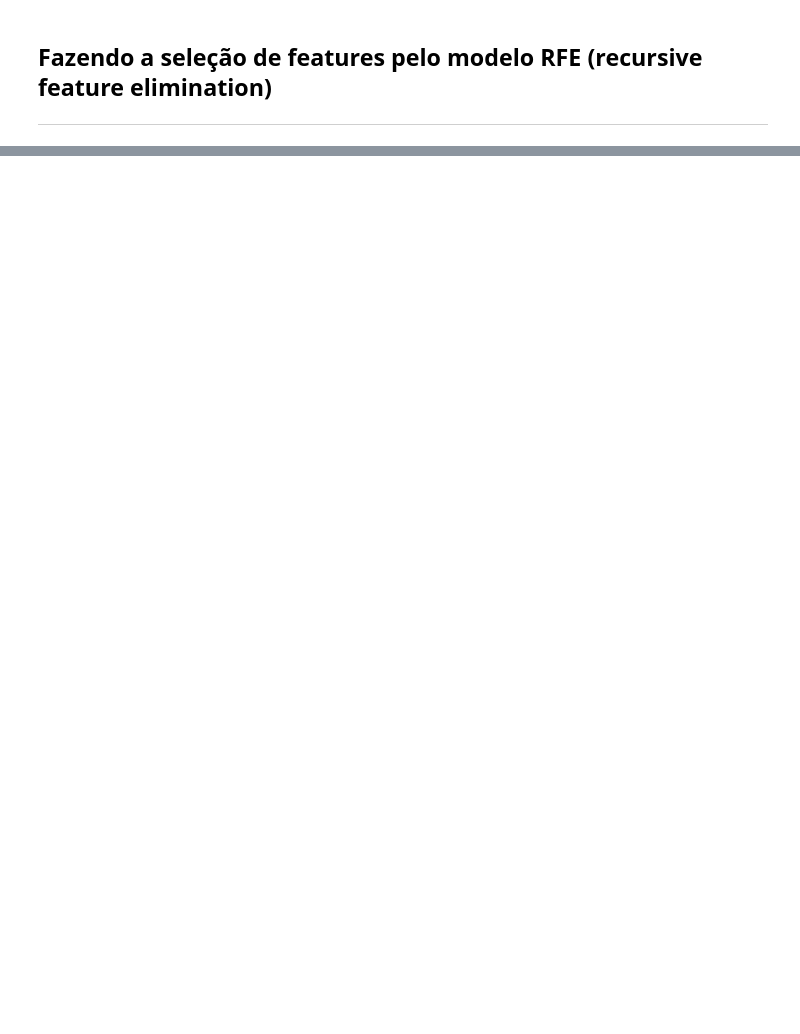
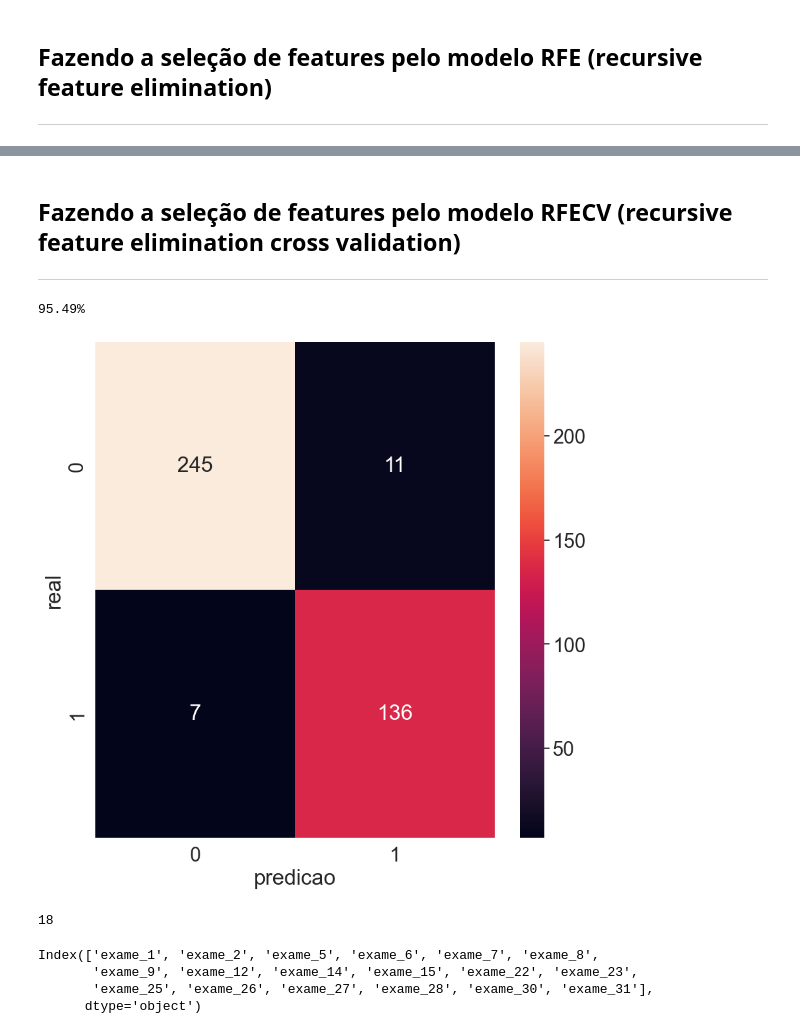
Before and after one commit to Lyarkh/Formacao_Machine_Learning, a Jupyter notebook: machine_learning/3 - lidando_com_dados_de_muitas_dimensoes/tratando_dados_de_muitas_dimensoes.ipynb, the cells around one changed output, grey strips where cells are left out. Saved outputs shown, nothing was run; the diff lists cells and outputs as text; code cells hidden in the pictures; blank space fills up the shorter version.

Commit message:
feat: Fazendo a seleção de features pelo modelo RFECV (recursive feature elimination cross validation)

```diff
--- a/machine_learning/3 - lidando_com_dados_de_muitas_dimensoes/tratando_dados_de_muitas_dimensoes.ipynb
+++ b/machine_learning/3 - lidando_com_dados_de_muitas_dimensoes/tratando_dados_de_muitas_dimensoes.ipynb
@@ -301,0 +302,41 @@ print("{:.2%}".format(classificador.score(teste_rfe, teste_y)))
+# %% [markdown]
+## Fazendo a seleção de features pelo modelo RFECV (recursive feature elimination cross validation)
+---
+# %%
+from sklearn.feature_selection import RFECV
+
+treino_x, teste_x, treino_y, teste_y = train_test_split(valores_exames_, diagnostico, train_size=0.3)
+classificador = RandomForestClassifier(n_estimators=100, random_state=1234)
+classificador.fit(treino_x, treino_y)
+
+selecionar_rfecv = RFECV(estimator=classificador, cv=5, scoring='accuracy')
+selecionar_rfecv.fit(treino_x, treino_y)
+
+
+treino_rfecv = selecionar_rfecv.transform(treino_x)
+teste_rfecv = selecionar_rfecv.transform(teste_x)
+
+classificador.fit(treino_rfecv, treino_y)
+
+
+matriz_confusao = confusion_matrix(teste_y, classificador.predict(teste_rfecv))
+plt.figure(figsize=(10, 10))
+sns.set(font_scale=2)
+sns.heatmap(matriz_confusao, annot=True, fmt="d").set(xlabel='predicao', ylabel='real')
+
+print("{:.2%}".format(classificador.score(teste_rfecv, teste_y)))
+# %% [output]
+95.49%
+[figure, added]
+# %%
+quantidade_de_colunas_selecionandas_pelo_rfecv = selecionar_rfecv.n_features_
+# %% [output]
+18
+# %%
+colunas_escolhidas_pelo_rfecv = selecionar_rfecv.support_
+treino_x.columns[colunas_escolhidas_pelo_rfecv]
+# %% [output]
+Index(['exame_1', 'exame_2', 'exame_5', 'exame_6', 'exame_7', 'exame_8',
+       'exame_9', 'exame_12', 'exame_14', 'exame_15', 'exame_22', 'exame_23',
+       'exame_25', 'exame_26', 'exame_27', 'exame_28', 'exame_30', 'exame_31'],
+      dtype='object')
```
Also changed, not shown: parts of 4 cells of this notebook.
